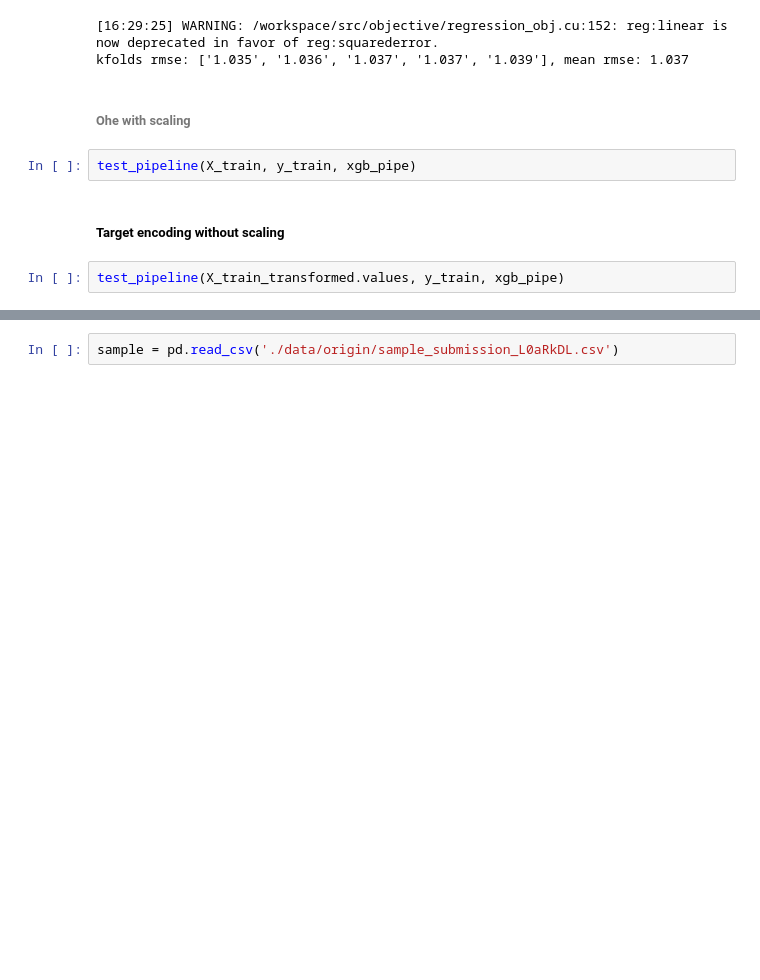
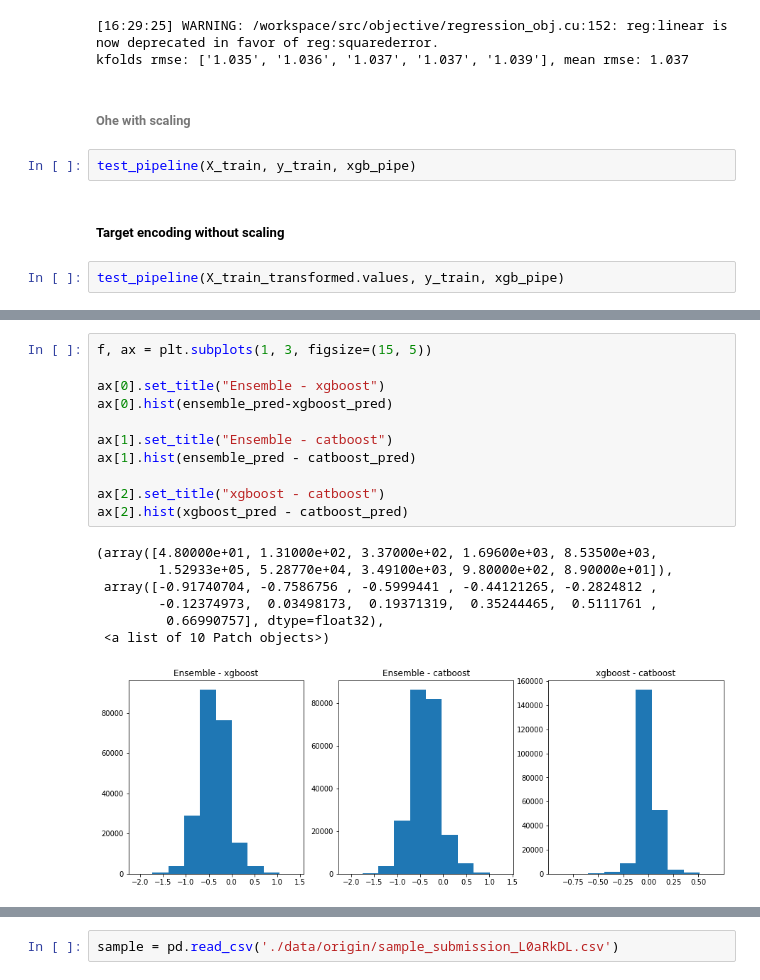
Before and after one commit to whiteRa2bit/mckinsey_datathon, a Jupyter notebook: xgboost.ipynb, the cells around one changed output, grey strips where cells are left out. Cells and saved outputs as stored; diff of their text form; blank space fills up the shorter version.

```diff
--- a/xgboost.ipynb
+++ b/xgboost.ipynb
@@ -87,0 +113,19 @@ X_test_transformed.head()
+# %%
+f, ax = plt.subplots(1, 3, figsize=(15, 5))
+
+ax[0].set_title("Ensemble - xgboost")
+ax[0].hist(ensemble_pred-xgboost_pred)
+
+ax[1].set_title("Ensemble - catboost")
+ax[1].hist(ensemble_pred - catboost_pred)
+
+ax[2].set_title("xgboost - catboost")
+ax[2].hist(xgboost_pred - catboost_pred)
+# %% [output]
+(array([4.80000e+01, 1.31000e+02, 3.37000e+02, 1.69600e+03, 8.53500e+03,
+        1.52933e+05, 5.28770e+04, 3.49100e+03, 9.80000e+02, 8.90000e+01]),
+ array([-0.91740704, -0.7586756 , -0.5999441 , -0.44121265, -0.2824812 ,
+        -0.12374973,  0.03498173,  0.19371319,  0.35244465,  0.5111761 ,
+         0.66990757], dtype=float32),
+ <a list of 10 Patch objects>)
+[figure, added]
```
Also changed, not shown: parts of 16 cells of this notebook, 2 other files.
